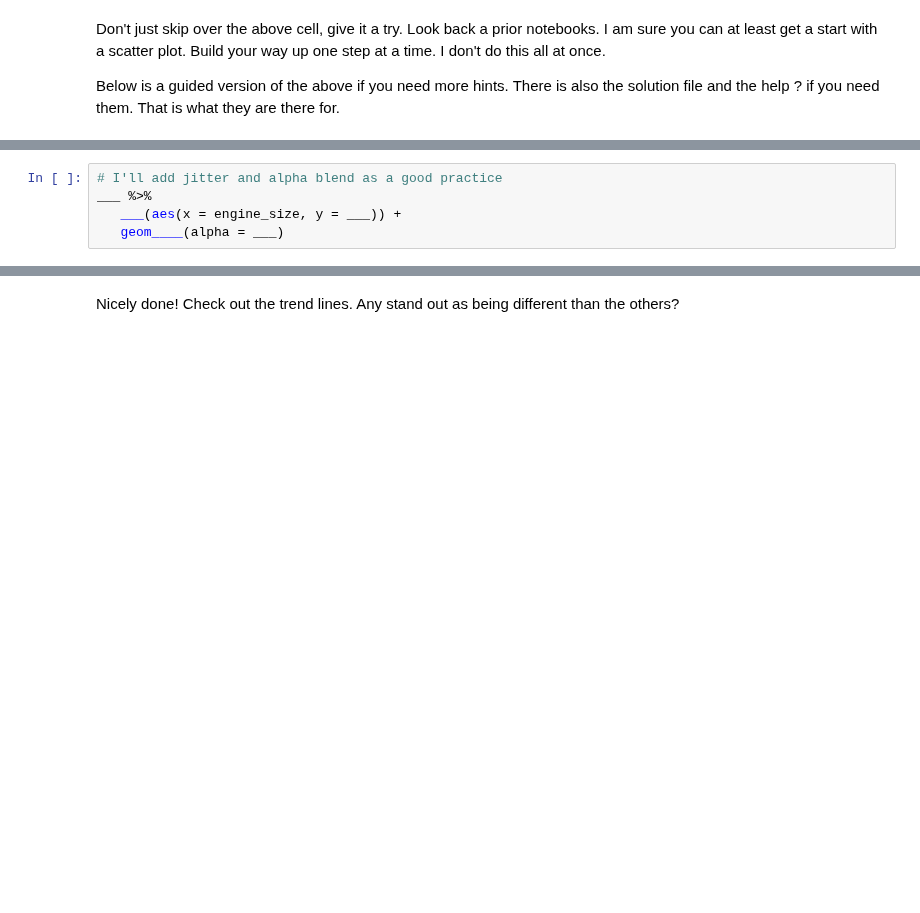
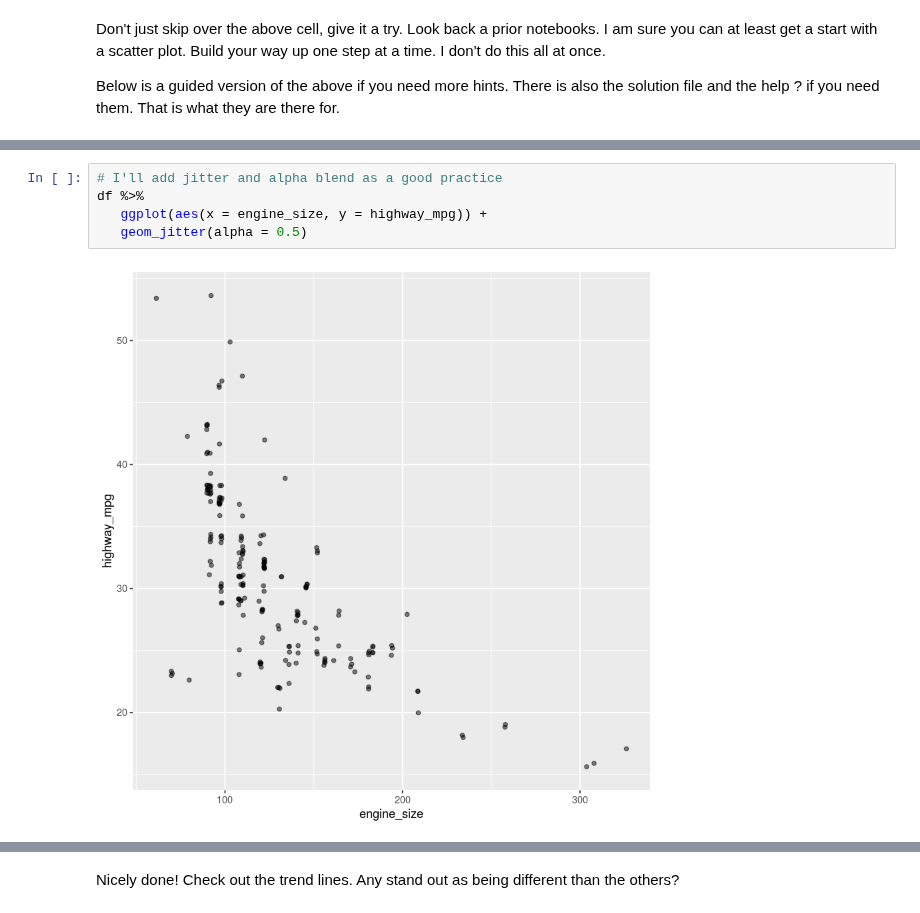
Before and after one commit to shammer83/VisualizationsR, a Jupyter notebook: L03-E3-ImportingFromInternet.ipynb, the cells around one changed output, grey strips where cells are left out. Saved outputs shown, nothing was run; the diff lists cells and outputs as text; blank space fills up the shorter version.

```diff
--- a/L03-E3-ImportingFromInternet.ipynb
+++ b/L03-E3-ImportingFromInternet.ipynb
@@ -159,7 +244,9 @@ ___ %>%
 # %%
 # I'll add jitter and alpha blend as a good practice
-___ %>%
-   ___(aes(x = engine_size, y = ___)) +
-   geom____(alpha = ___)
+df %>%
+   ggplot(aes(x = engine_size, y = highway_mpg)) +
+   geom_jitter(alpha = 0.5)
+# %% [output]
+[figure, added]
 # %%
 # Next add the trend line
```
Also changed, not shown: parts of 16 cells of this notebook, 2 other files.
